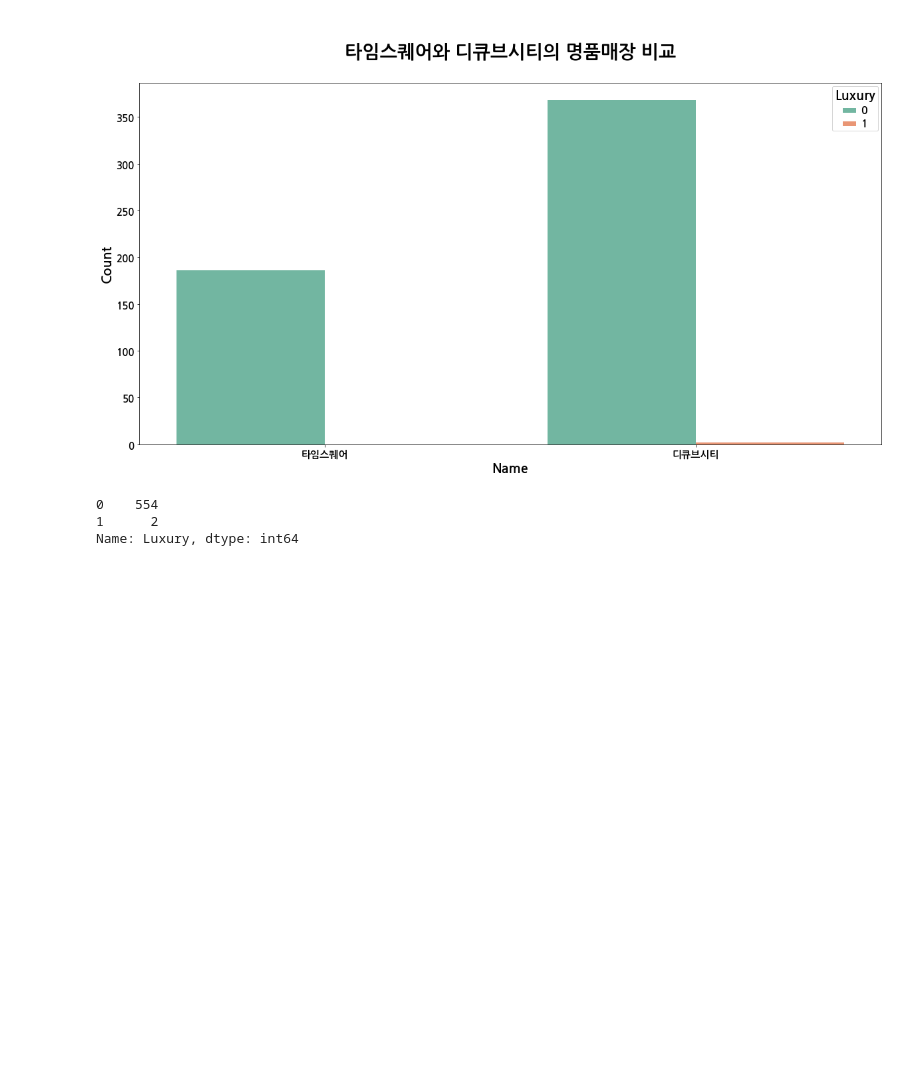
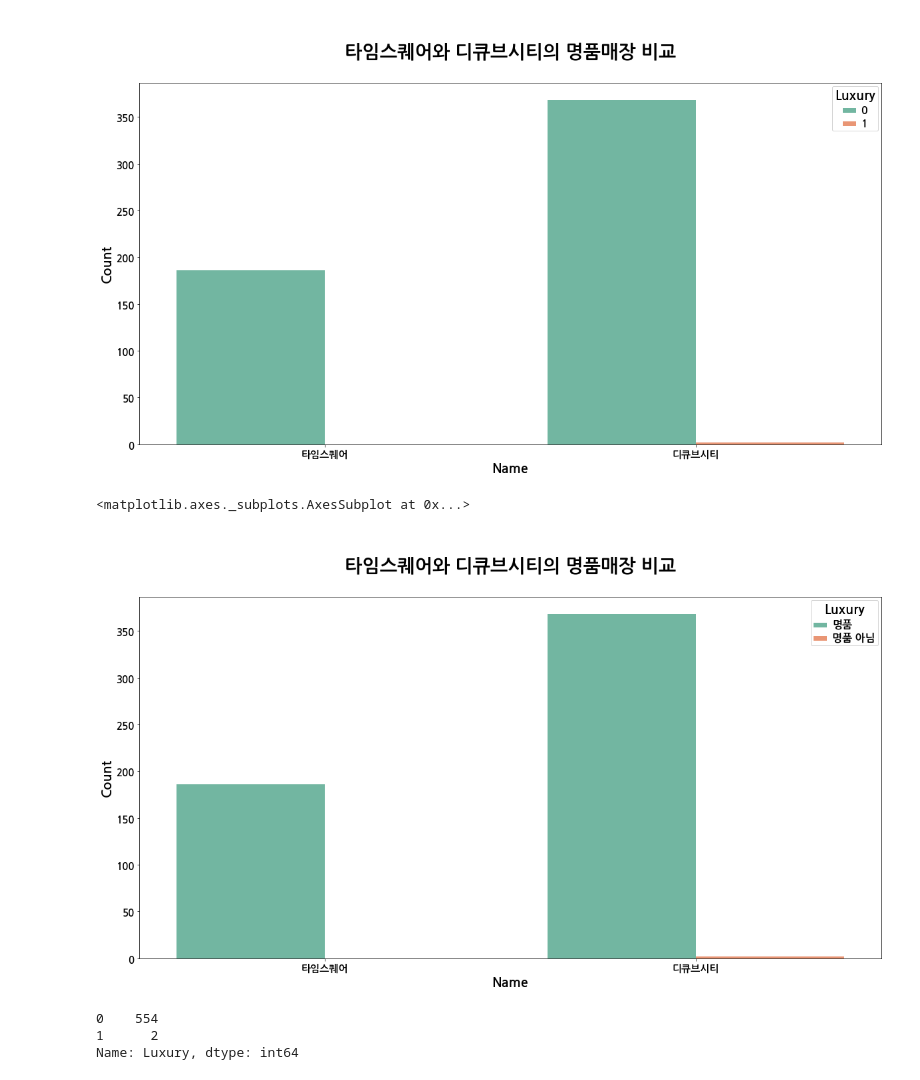
Before and after one commit to YoonkyungKim/multiplex, a Jupyter notebook: M3_mall_recommendation.ipynb, the cells around one changed output. Saved outputs shown, nothing was run; the diff lists cells and outputs as text; code cells hidden in the pictures; blank space fills up the shorter version.

```diff
--- a/M3_mall_recommendation.ipynb
+++ b/M3_mall_recommendation.ipynb
@@ -134,6 +134,30 @@ ax
 # %% [output]
 <matplotlib.axes._subplots.AxesSubplot at 0x...>
 [figure]
+# %%
+def change_number_to_name(row):
+    if row == 0:
+        return "명품"
+    else:
+        return "명품 아님"
+
+comparison.Luxury = comparison.Luxury.apply(change_number_to_name)
+
+plt.figure(figsize=(20,10))
+ax = sns.countplot(x='Name', hue ='Luxury', data=comparison, palette="Set2")
+
+plt.setp(ax.get_legend().get_texts(), fontsize='16')
+plt.setp(ax.get_legend().get_title(), fontsize='20')
+
+ax.axes.set_title("\n타임스퀘어와 디큐브시티의 명품매장 비교\n",fontsize=28)
+ax.set_xlabel("Name",fontsize=20)
+ax.set_ylabel("Count",fontsize=20)
+ax.tick_params(labelsize=15)
+
+ax
+# %% [output]
+<matplotlib.axes._subplots.AxesSubplot at 0x...>
+[figure, added]
 # %%
 comparison['Luxury'].value_counts()
 # %% [output]
```
Also changed, not shown: parts of 1 cell of this notebook.
